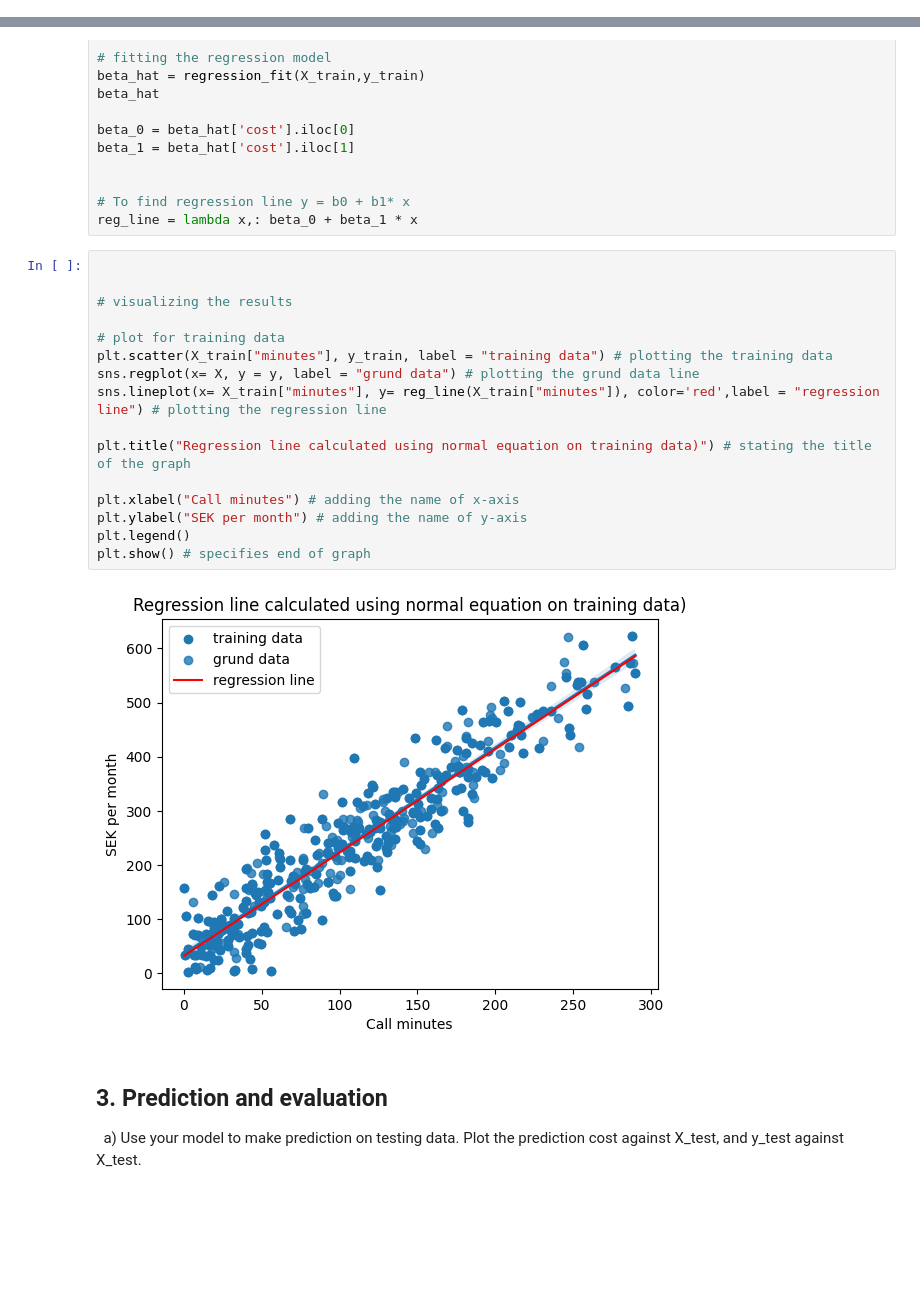
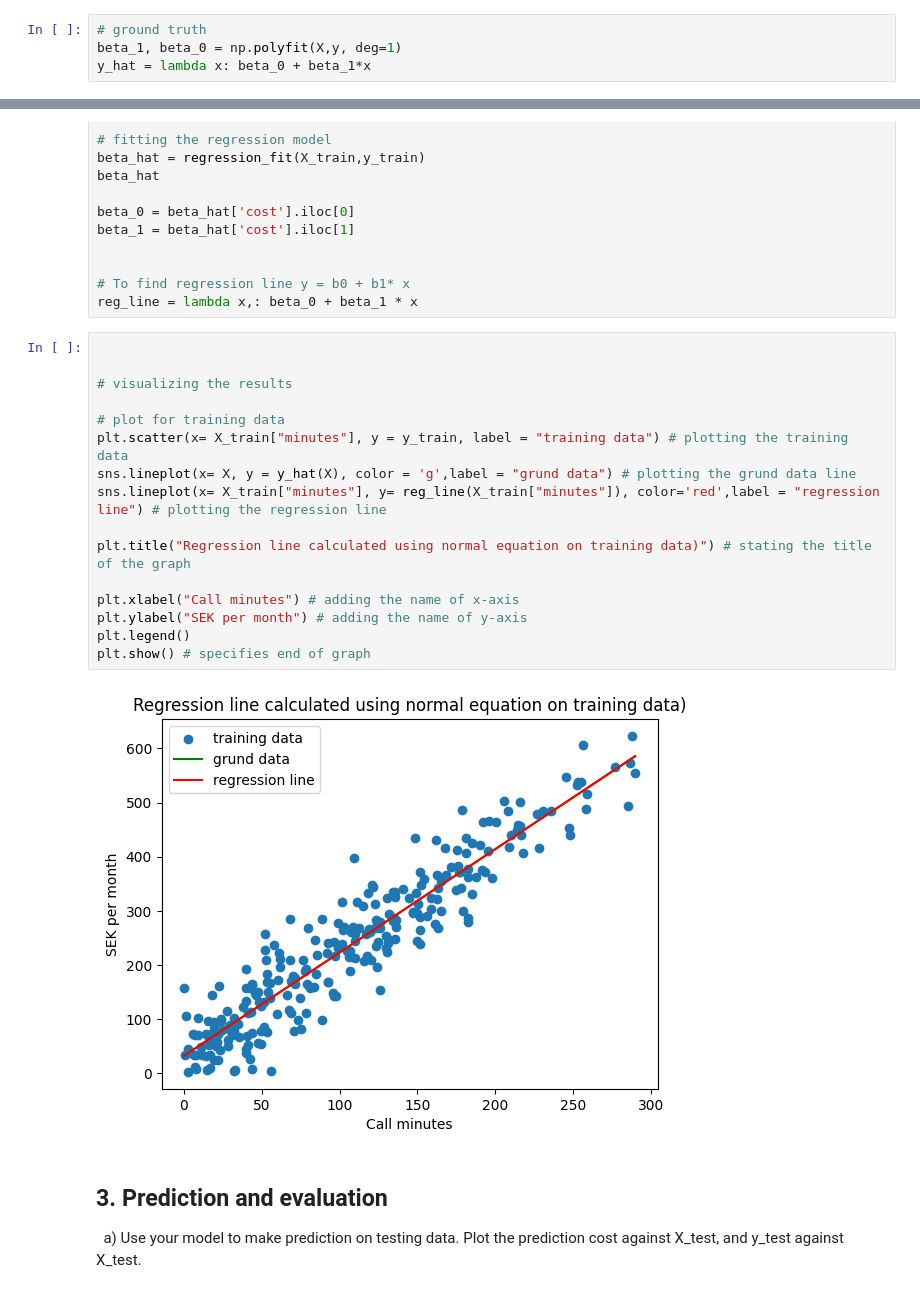
Before and after one commit to VineelaNedunuri/Machine-learning, a Jupyter notebook: Exercises/E00_linear_regression.ipynb, the cells around one changed output, grey strips where cells are left out. Cells and saved outputs as stored; diff of their text form; blank space fills up the shorter version.

```diff
--- a/Exercises/E00_linear_regression.ipynb
+++ b/Exercises/E00_linear_regression.ipynb
@@ -138,3 +154,7 @@ X_train.shape, y_train.shape
+# %%
+# ground truth
+beta_1, beta_0 = np.polyfit(X,y, deg=1)
+y_hat = lambda x: beta_0 + beta_1*x
 # %%
 # training - we fit the weights beta_hat to the training data
 regression_fit = lambda X, y: np.linalg.inv(X.T @ X) @ X.T @ y
@@ -152,21 +172,21 @@ reg_line = lambda x,: beta_0 + beta_1 * x
 # %%
 
 
 # visualizing the results
 
 # plot for training data
-plt.scatter(X_train["minutes"], y_train, label = "training data") # plotting the training data
-sns.regplot(x= X, y = y, label = "grund data") # plotting the grund data line
+plt.scatter(x= X_train["minutes"], y = y_train, label = "training data") # plotting the training data
+sns.lineplot(x= X, y = y_hat(X), color = 'g',label = "grund data") # plotting the grund data line
 sns.lineplot(x= X_train["minutes"], y= reg_line(X_train["minutes"]), color='red',label = "regression line") # plotting the regression line
 
 plt.title("Regression line calculated using normal equation on training data)") # stating the title of the graph
 
 plt.xlabel("Call minutes") # adding the name of x-axis
 plt.ylabel("SEK per month") # adding the name of y-axis
 plt.legend()
 plt.show() # specifies end of graph
 # %% [output]
-[figure, old version]
+[figure, new version]
 # %% [markdown]
 ## 3. Prediction and evaluation
 
```
Also changed, not shown: parts of 2 cells of this notebook.
